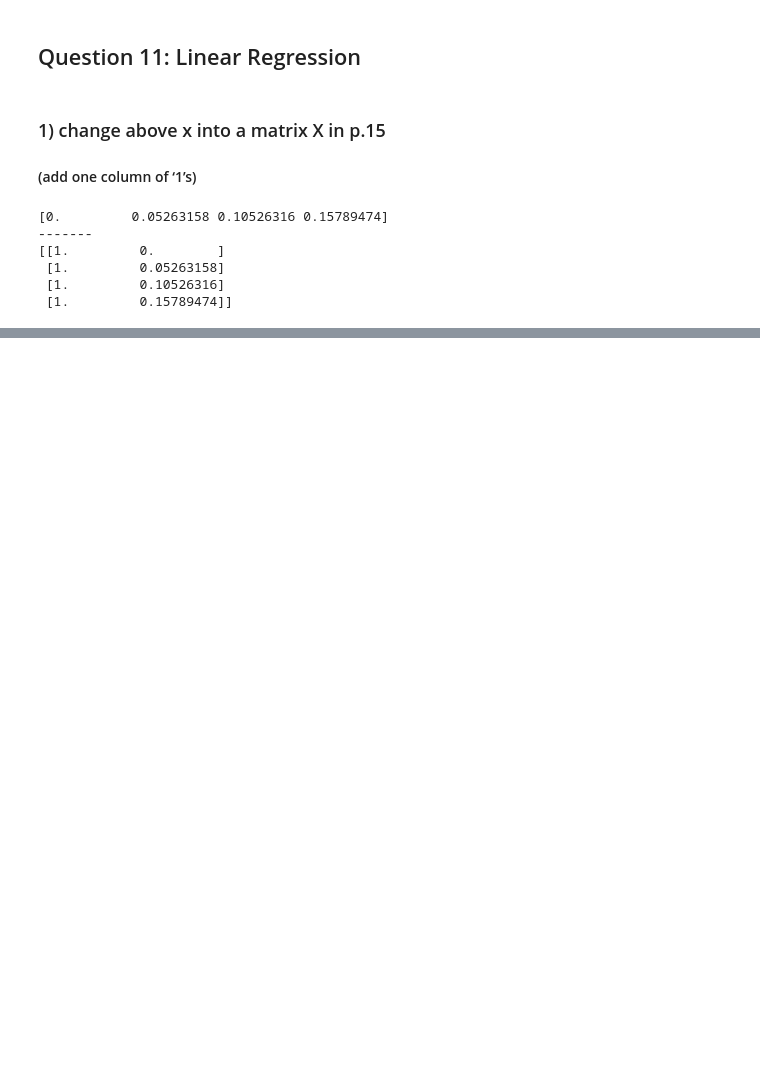
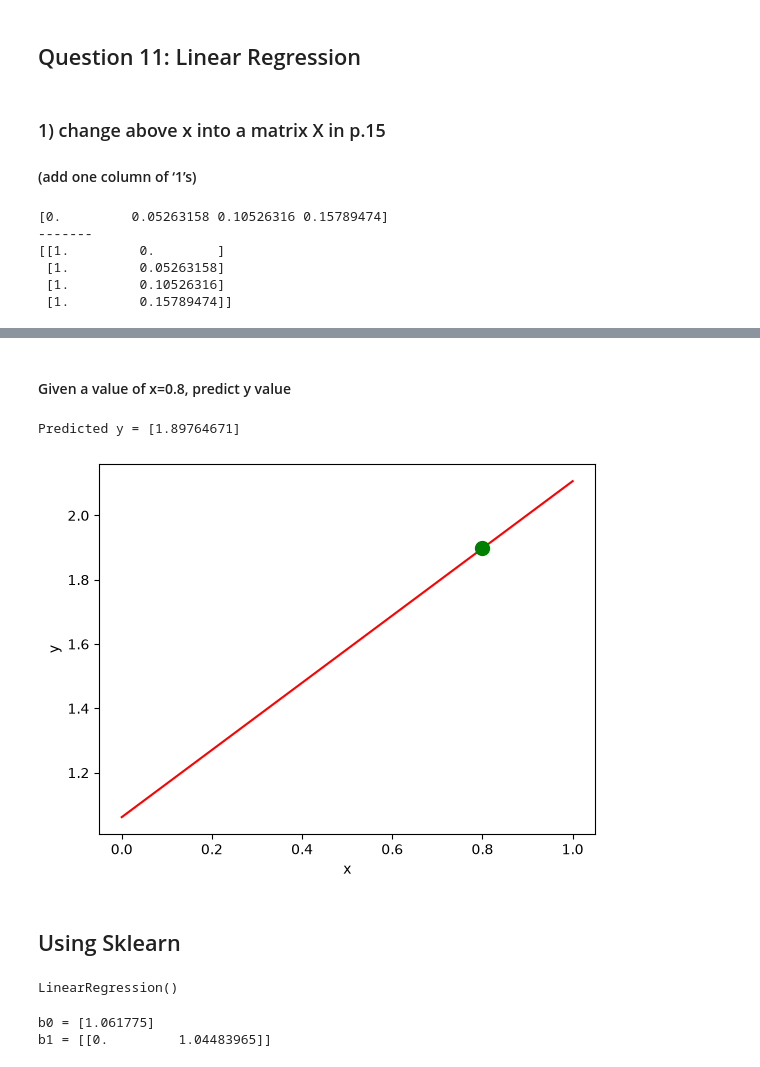
Before and after one commit to AndresAriasM/FAU_course_projects, a Jupyter notebook: Computationl_Foundations_AI/Assignment_1/basic_ml.ipynb, the cells around one changed output, grey strips where cells are left out. Drawn from its saved outputs; the diff is of its cells as text; code cells hidden in the pictures; blank space fills up the shorter version.

Commit message:
question 11.2 - linear regression

```diff
--- a/Computationl_Foundations_AI/Assignment_1/basic_ml.ipynb
+++ b/Computationl_Foundations_AI/Assignment_1/basic_ml.ipynb
@@ -75,0 +78,35 @@ plt.show()
+# %% [markdown]
+#### Given a value of x=0.8, predict y value
+# %%
+x_new = 0.8
+y_new = beta[0] + beta[1] * x_new
+print("Predicted y =", y_new)
+# %% [output]
+Predicted y = [1.89764671]
+# %%
+# 0.8 x point with its output y
+plt.plot(x, y_pred, 'r')
+plt.plot(x_new, y_new, 'go', markersize=10)
+
+plt.xlabel('x')
+plt.ylabel('y')
+plt.show()
+# %% [output]
+[figure, added]
+# %% [markdown]
+## Using Sklearn
+# %%
+from sklearn.linear_model import LinearRegression
+
+model = LinearRegression()
+
+#We already have X in a matrix format
+model.fit(X, y)
+# %% [output]
+LinearRegression()
+# %%
+print("b0 =", model.intercept_)
+print("b1 =", model.coef_)
+# %% [output]
+b0 = [1.061775]
+b1 = [[0.         1.04483965]]
```
Also changed, not shown: parts of 9 cells of this notebook, 1 other file.
